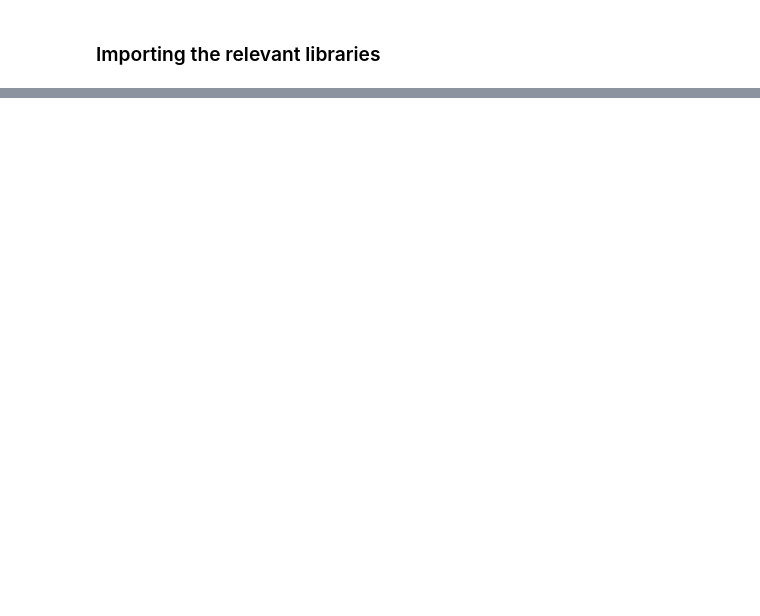
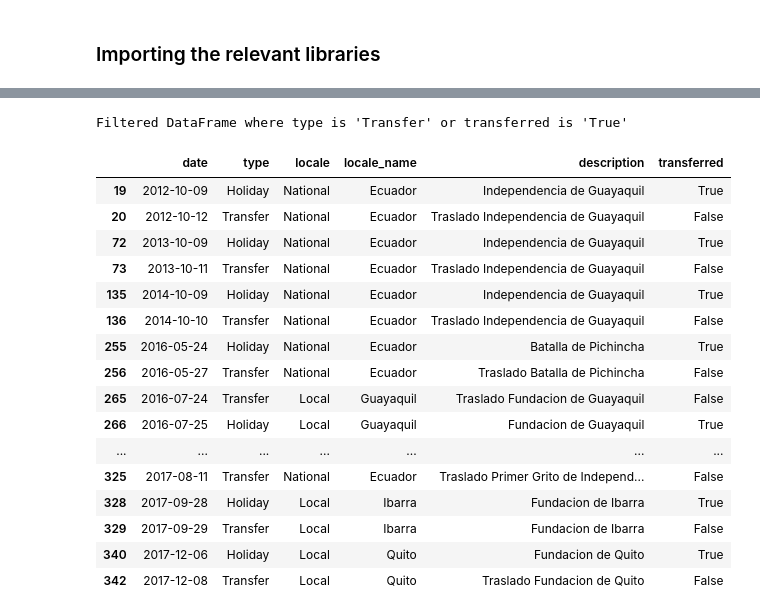
Before and after one commit to TommMakk/store-sales, a Jupyter notebook: notebooks/00_interim_data_analysis.ipynb, the cells around one changed output, grey strips where cells are left out. Cells and saved outputs as stored; diff of their text form; code cells hidden in the pictures; blank space fills up the shorter version.

```diff
--- a/notebooks/00_interim_data_analysis.ipynb
+++ b/notebooks/00_interim_data_analysis.ipynb
@@ -40,0 +26,34 @@ oil_raw_data.head()
+# %%
+print(RAW_DATA_DIR)
+
+# Defining input paths
+oil_raw_input_path: Path = RAW_DATA_DIR / "oil.csv"
+holidays_events_raw_input_path: Path = RAW_DATA_DIR / "holidays_events.csv"
+transactions_raw_input_path: Path = RAW_DATA_DIR / "transactions.csv"
+stores_raw_input_path: Path = RAW_DATA_DIR / "stores.csv"
+train_raw_input_path: Path = RAW_DATA_DIR / "train.csv"
+# Defining output paths
+train_intermin_output_path: Path = INTERIM_DATA_DIR / "interim_train.csv"
+
+# Load the data from a .csv and make a copy so that the initial file wont be affected
+oil_df = pd.read_csv(oil_raw_input_path).copy()
+holidays_events_df = pd.read_csv(holidays_events_raw_input_path).copy()
+transactions_df = pd.read_csv(transactions_raw_input_path).copy()
+stores_df = pd.read_csv(stores_raw_input_path).copy()
+train_interim_df = pd.read_csv(train_raw_input_path).copy()
+
+# Let's explore the top 5 rows of the df
+print("\nOil Raw Data")
+display(oil_df.head())
+
+print("\nHolidays Events")
+display(holidays_events_df.head())
+
+print("\nTransactions Raw Data")
+display(transactions_df.head())
+
+print("\nStores Data")
+display(stores_df.head())
+
+print("\nTrain raw Data")
+display(train_interim_df.head())
@@ -40,0 +228,30 @@ oil_raw_data.head()
+# %%
+#1) What is transferred column?
+# --> type: "Transfer" has 12 rows. transferred: "True" has 12 rows.
+# --> This can be seen from the profiling report above.
+
+# Filter the DataFrame
+filtered_df = holidays_events_df[(holidays_events_df['type'] == "Transfer") | (holidays_events_df['transferred'] == True)]
+
+# Display the filtered DataFrame
+print("Filtered DataFrame where type is 'Transfer' or transferred is 'True'")
+display(filtered_df)
+# %% [output]
+Filtered DataFrame where type is 'Transfer' or transferred is 'True'
+|  | date | type | locale | locale_name | description | transferred |
+| 19 | 2012-10-09 | Holiday | National | Ecuador | Independencia de Guayaquil | True |
+| 20 | 2012-10-12 | Transfer | National | Ecuador | Traslado Independencia de Guayaquil | False |
+| 72 | 2013-10-09 | Holiday | National | Ecuador | Independencia de Guayaquil | True |
+| 73 | 2013-10-11 | Transfer | National | Ecuador | Traslado Independencia de Guayaquil | False |
+| 135 | 2014-10-09 | Holiday | National | Ecuador | Independencia de Guayaquil | True |
+| 136 | 2014-10-10 | Transfer | National | Ecuador | Traslado Independencia de Guayaquil | False |
+| 255 | 2016-05-24 | Holiday | National | Ecuador | Batalla de Pichincha | True |
+| 256 | 2016-05-27 | Transfer | National | Ecuador | Traslado Batalla de Pichincha | False |
+| 265 | 2016-07-24 | Transfer | Local | Guayaquil | Traslado Fundacion de Guayaquil | False |
+| 266 | 2016-07-25 | Holiday | Local | Guayaquil | Fundacion de Guayaquil | True |
+| ... | ... | ... | ... | ... | ... | ... |
+| 325 | 2017-08-11 | Transfer | National | Ecuador | Traslado Primer Grito de Independ... | False |
+| 328 | 2017-09-28 | Holiday | Local | Ibarra | Fundacion de Ibarra | True |
+| 329 | 2017-09-29 | Transfer | Local | Ibarra | Fundacion de Ibarra | False |
+| 340 | 2017-12-06 | Holiday | Local | Quito | Fundacion de Quito | True |
+| 342 | 2017-12-08 | Transfer | Local | Quito | Traslado Fundacion de Quito | False |
```
Also changed, not shown: parts of 25 cells of this notebook, 1 other file.
